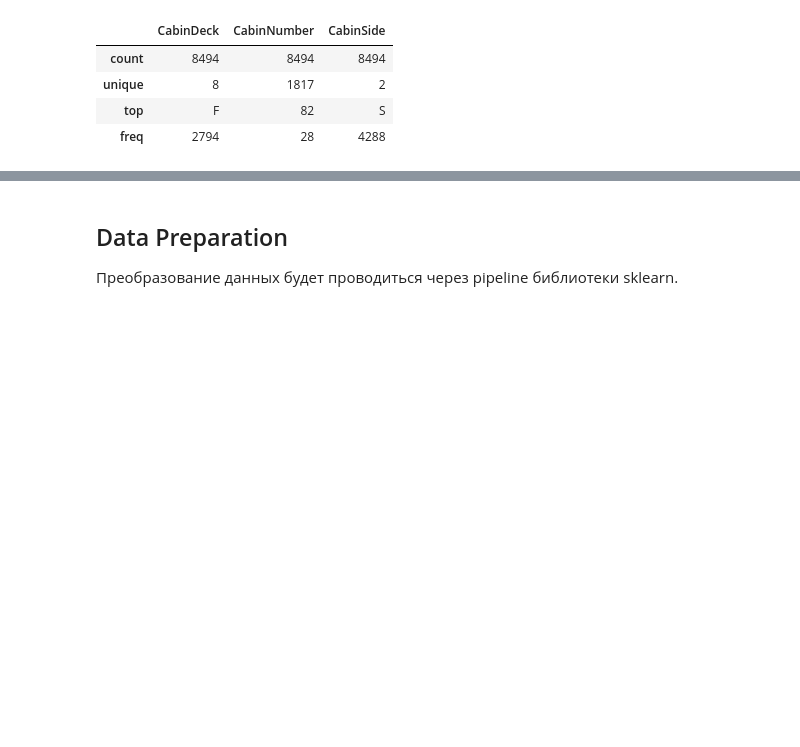
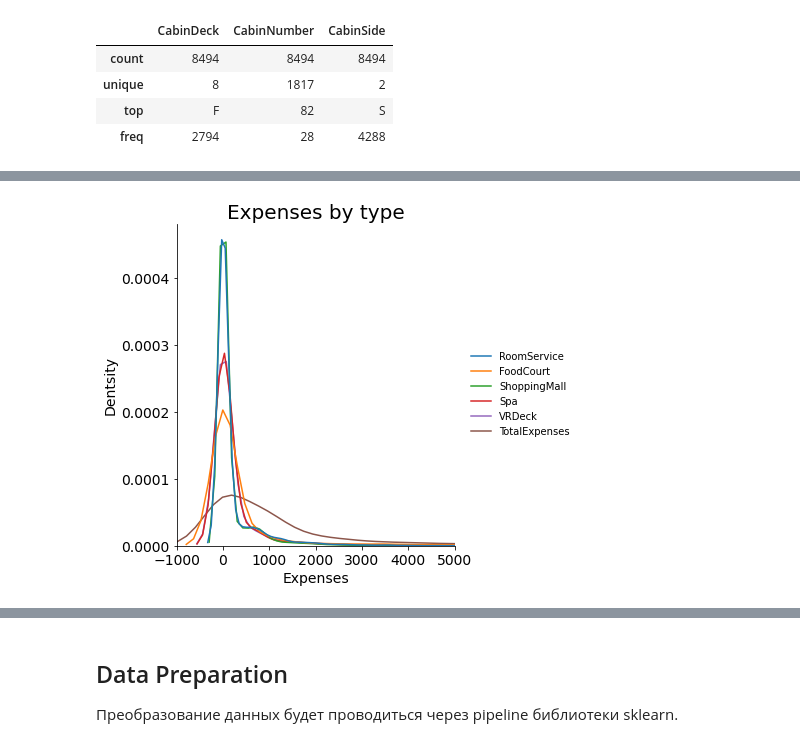
Before and after one commit to kolkingen/spaceship-titanic, a Jupyter notebook: main.ipynb, the cells around one changed output, grey strips where cells are left out. Cells and saved outputs as stored; diff of their text form; code cells hidden in the pictures; blank space fills up the shorter version.

```diff
--- a/main.ipynb
+++ b/main.ipynb
@@ -129,0 +154,4 @@ df.describe(include=['object', 'bool'])
+# %%
+data[['PassengerGroup', 'PassengerNumber']] = data['PassengerId'].str.split('_', expand=True)
+
+data[['PassengerGroup', 'PassengerNumber']].astype(float).describe()
@@ -147,17 +184,11 @@ df[['FirstName', 'LastName']].describe()
 # %%
-# посмотрим на данные в колонке Cabin
+data['CabinDeck'] = data['Cabin'].apply(lambda x: None if pd.isna(x) else x.split('/')[0])
+data['CabinNumber'] = data['Cabin'].apply(lambda x: None if pd.isna(x) else x.split('/')[1])
+data['CabinSide'] = data['Cabin'].apply(lambda x: None if pd.isna(x) else x.split('/')[2])
 
-df['CabinDeck'] = df['Cabin'].apply(lambda x: None if pd.isna(x) else x.split('/')[0])
-df['CabinNumber'] = df['Cabin'].apply(lambda x: None if pd.isna(x) else x.split('/')[1])
-df['CabinSide'] = df['Cabin'].apply(lambda x: None if pd.isna(x) else x.split('/')[2])
-
-max_num = df['CabinNumber'].dropna().astype(int).max()
+max_num = data['CabinNumber'].dropna().astype(int).max()
 print('Максимальное значение в CabinNumber:', max_num)
-df[['CabinDeck', 'CabinNumber', 'CabinSide']].describe()
-
-# пропуски в CabinDeck и CabinSide можно заполнить самым частым значением
-# а пропуски в CabinNumber неудобно заполнить ни средним, ни самым частым значением
-# поэтому заполним его новым значением - тем, что больше макисмального на 1
+data[['CabinDeck', 'CabinNumber', 'CabinSide']].describe()
 # %% [output]
 Максимальное значение в CabinNumber: 1894
 |  | CabinDeck | CabinNumber | CabinSide |
@@ -184,0 +201,6 @@ corr
+# %%
+
+columns_for_summing = ['RoomService', 'FoodCourt', 'ShoppingMall', 'Spa', 'VRDeck']
+data['TotalExpenses'] = data[columns_for_summing].fillna(0.0).sum(axis=1)
+
+data[columns_for_summing + ['TotalExpenses']].describe()
@@ -184,0 +217,18 @@ corr
+# %%
+sns.displot(
+    data[columns_for_summing + ['TotalExpenses']],
+    kind="kde",
+    common_norm=True
+)
+
+plt.title('Expenses by type', fontsize=20)
+plt.xlabel('Expenses', fontsize=14)
+plt.ylabel('Dentsity', fontsize=14)
+
+plt.xticks(fontsize=14)
+plt.yticks(fontsize=14)
+
+plt.xlim(-1000, 5000)
+plt.show()
+# %% [output]
+[figure, added]
```
Also changed, not shown: parts of 63 cells of this notebook, 1 other file.
